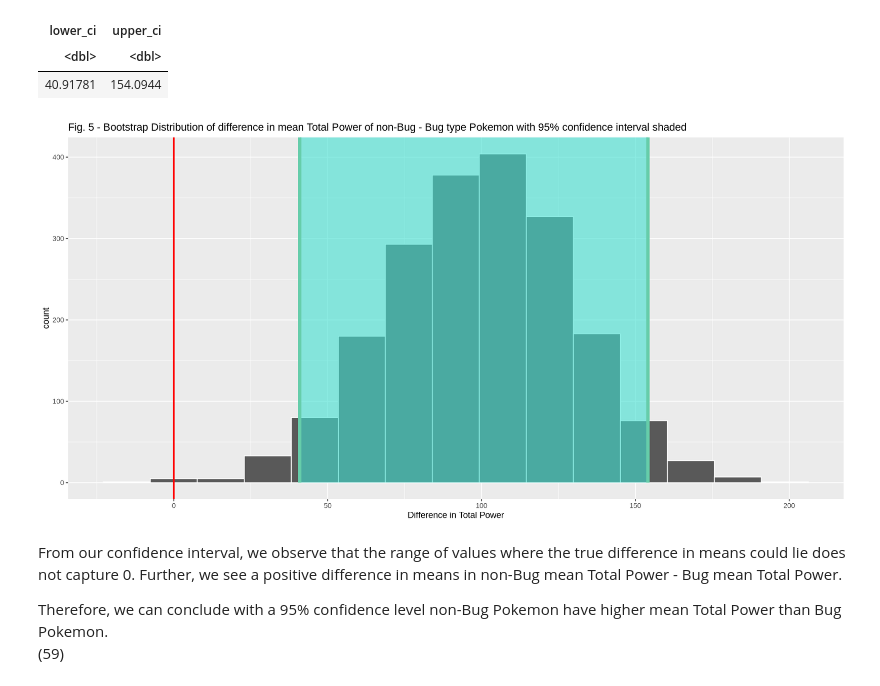
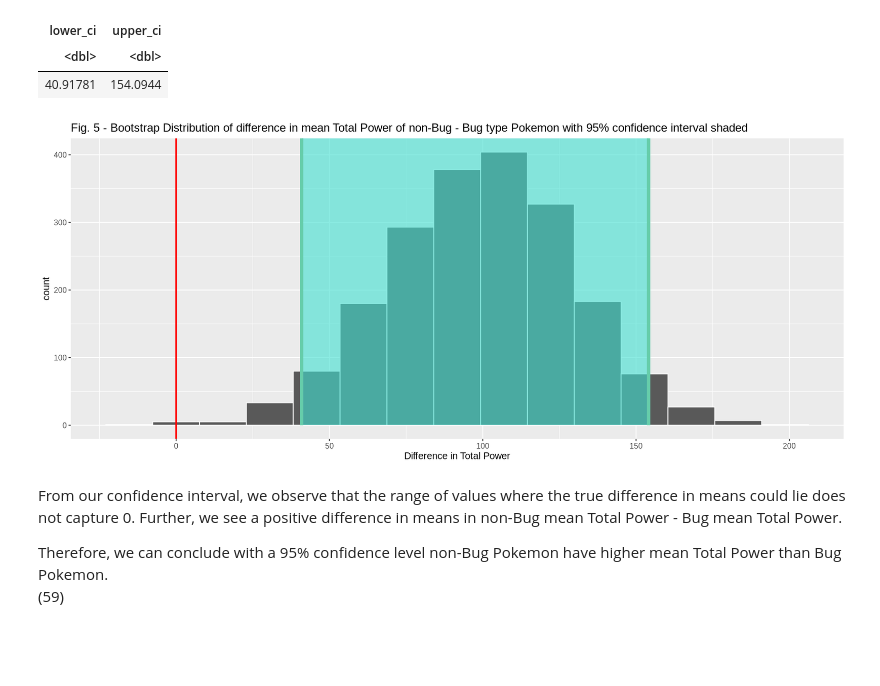
Before and after one commit to dleo22/STAT201-FinalProject, a Jupyter notebook: FinalProposal_v.0.5.ipynb, the cells around one changed output. Drawn from its saved outputs; the diff is of its cells as text; code cells hidden in the pictures; blank space fills up the shorter version.

Commit message:
Made some figure changes
Altered text size to be more legible on graphs

```diff
--- a/FinalProposal_v.0.5.ipynb
+++ b/FinalProposal_v.0.5.ipynb
@@ -269,16 +259,18 @@ A tibble: 1 × 2
 | 40.91781 | 154.0944 |
 # %%
 ## Visualising bootstrap distribution with shaded confidence intervals and marked Δ = 0
+options(repr.plot.width = 14)
 ci_plot <-bootstrap_dist|>
     visualise() +
     shade_ci(ci) +
     geom_vline(xintercept=0, linewidth = 1, colour = "red") +
     xlab("Difference in Total Power") +
-    ggtitle("Fig. 5 - Bootstrap Distribution of difference in mean Total Power of non-Bug - Bug type Pokemon with 95% confidence interval shaded")
+    ggtitle("Fig. 5 - Bootstrap Distribution of difference in mean Total Power of non-Bug - Bug type Pokemon with 95% confidence interval shaded") +
+    theme(text = element_text(size = 12))
 
 ci_plot
 # %% [output]
-[figure, old version]
+[figure, new version]
 # %% [markdown]
 From our confidence interval, we observe that the range of values where the true difference in means could lie does not capture 0. Further, we see a positive difference in means in non-Bug mean Total Power - Bug mean Total Power.
 
```
Also changed, not shown: parts of 9 cells of this notebook.
